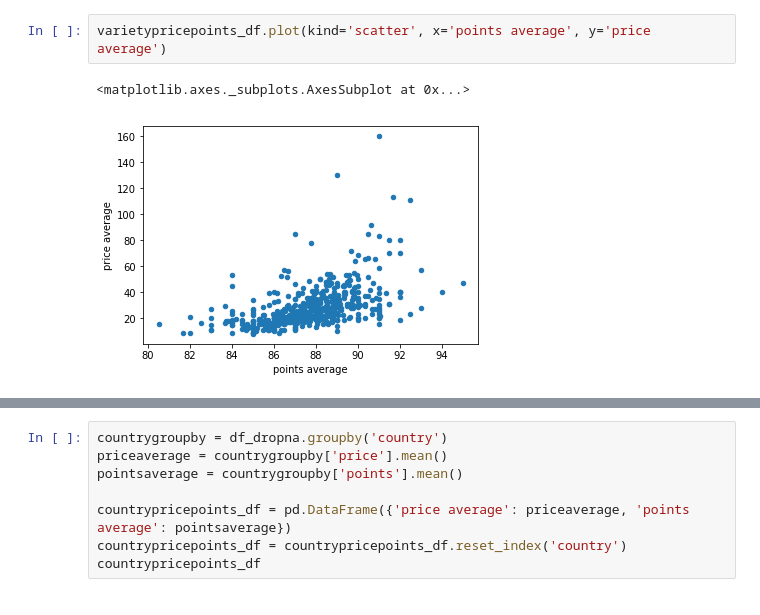
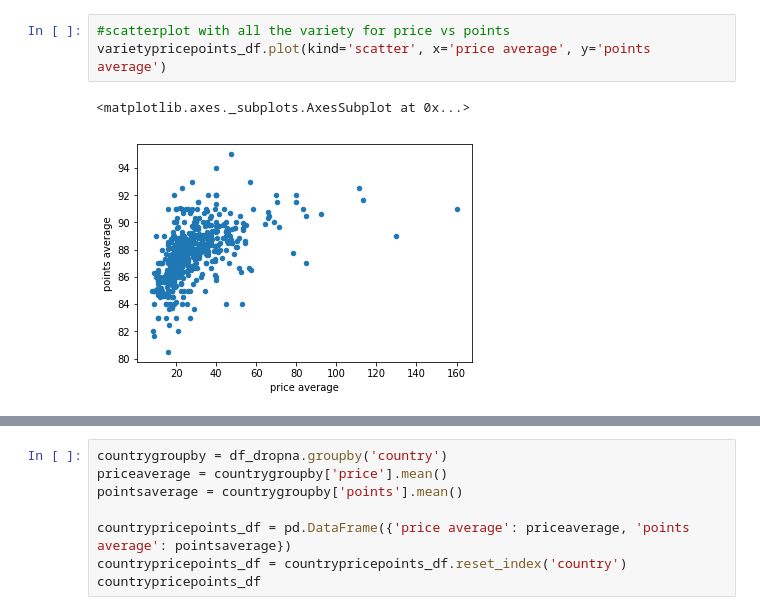
Before and after one commit to SpencerHitchcock/data-project-one, a Jupyter notebook: data_explore2.ipynb, the cells around one changed output, grey strips where cells are left out. Cells and saved outputs as stored; diff of their text form.

```diff
--- a/data_explore2.ipynb
+++ b/data_explore2.ipynb
@@ -69,5 +65,6 @@ varietypricepoints_df
-# %%
-varietypricepoints_df.plot(kind='scatter', x='points average', y='price average')
-# %% [output]
-<matplotlib.axes._subplots.AxesSubplot at 0x...>
-[figure, removed]
+# %%
+#scatterplot with all the variety for price vs points
+varietypricepoints_df.plot(kind='scatter', x='price average', y='points average')
+# %% [output]
+<matplotlib.axes._subplots.AxesSubplot at 0x...>
+[figure, added]
```
Also changed, not shown: parts of 7 cells of this notebook.
